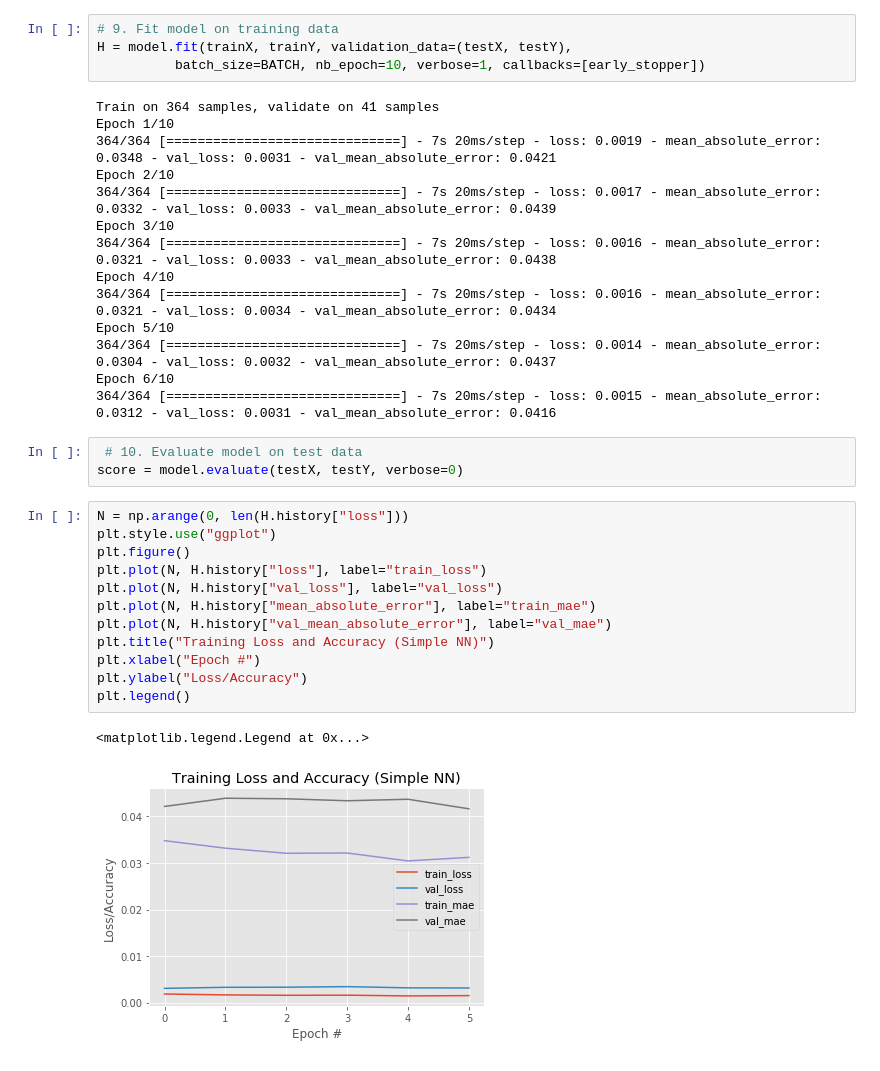
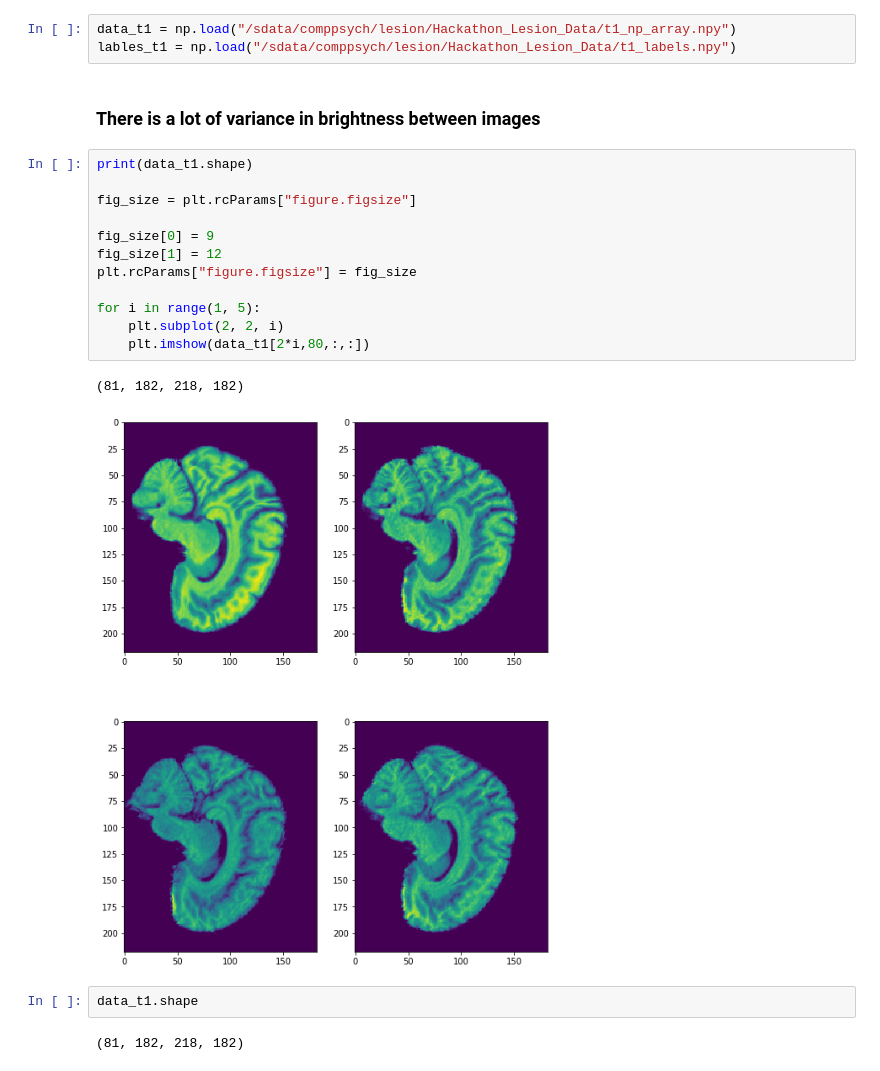
Before and after one commit to Matthlas/CNN_lesion_symptom_mapping, a Jupyter notebook: tanner/preprocessing.ipynb, the cells around one changed output. Cells and saved outputs as stored; diff of their text form.

```diff
--- a/tanner/preprocessing.ipynb
+++ b/tanner/preprocessing.ipynb
@@ -138,36 +35,24 @@ early_stopper = EarlyStopping(monitor='val_loss',
-# %%
-# 9. Fit model on training data
-H = model.fit(trainX, trainY, validation_data=(testX, testY),
-          batch_size=BATCH, nb_epoch=10, verbose=1, callbacks=[early_stopper])
-# %% [output]
-Train on 364 samples, validate on 41 samples
-Epoch 1/10
-364/364 [==============================] - 7s 20ms/step - loss: 0.0019 - mean_absolute_error: 0.0348 - val_loss: 0.0031 - val_mean_absolute_error: 0.0421
-Epoch 2/10
-364/364 [==============================] - 7s 20ms/step - loss: 0.0017 - mean_absolute_error: 0.0332 - val_loss: 0.0033 - val_mean_absolute_error: 0.0439
-Epoch 3/10
-364/364 [==============================] - 7s 20ms/step - loss: 0.0016 - mean_absolute_error: 0.0321 - val_loss: 0.0033 - val_mean_absolute_error: 0.0438
-Epoch 4/10
-364/364 [==============================] - 7s 20ms/step - loss: 0.0016 - mean_absolute_error: 0.0321 - val_loss: 0.0034 - val_mean_absolute_error: 0.0434
-Epoch 5/10
-364/364 [==============================] - 7s 20ms/step - loss: 0.0014 - mean_absolute_error: 0.0304 - val_loss: 0.0032 - val_mean_absolute_error: 0.0437
-Epoch 6/10
-364/364 [==============================] - 7s 20ms/step - loss: 0.0015 - mean_absolute_error: 0.0312 - val_loss: 0.0031 - val_mean_absolute_error: 0.0416
-# %%
- # 10. Evaluate model on test data
-score = model.evaluate(testX, testY, verbose=0)
-# %%
-N = np.arange(0, len(H.history["loss"]))
-plt.style.use("ggplot")
-plt.figure()
-plt.plot(N, H.history["loss"], label="train_loss")
-plt.plot(N, H.history["val_loss"], label="val_loss")
-plt.plot(N, H.history["mean_absolute_error"], label="train_mae")
-plt.plot(N, H.history["val_mean_absolute_error"], label="val_mae")
-plt.title("Training Loss and Accuracy (Simple NN)")
-plt.xlabel("Epoch #")
-plt.ylabel("Loss/Accuracy")
-plt.legend()
-# %% [output]
-<matplotlib.legend.Legend at 0x...>
-[figure, removed]
+# %%
+data_t1 = np.load("/sdata/comppsych/lesion/Hackathon_Lesion_Data/t1_np_array.npy")
+lables_t1 = np.load("/sdata/comppsych/lesion/Hackathon_Lesion_Data/t1_labels.npy")
+# %% [markdown]
+### There is a lot of variance in brightness between images
+# %%
+print(data_t1.shape)
+
+fig_size = plt.rcParams["figure.figsize"]
+
+fig_size[0] = 9
+fig_size[1] = 12
+plt.rcParams["figure.figsize"] = fig_size
+
+for i in range(1, 5):
+    plt.subplot(2, 2, i)
+    plt.imshow(data_t1[2*i,80,:,:])
+# %% [output]
+(81, 182, 218, 182)
+[figure, added]
+# %%
+data_t1.shape
+# %% [output]
+(81, 182, 218, 182)
```
Also changed, not shown: parts of 14 cells of this notebook, 1 other file.
